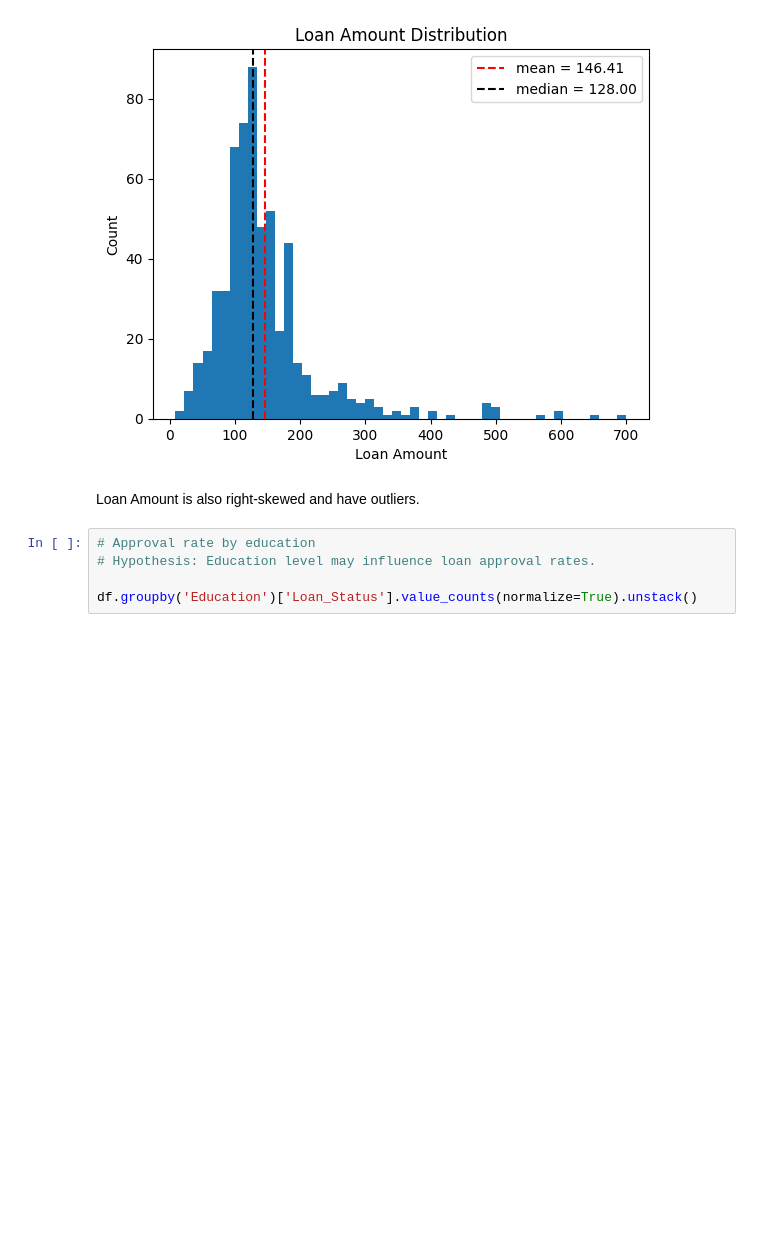
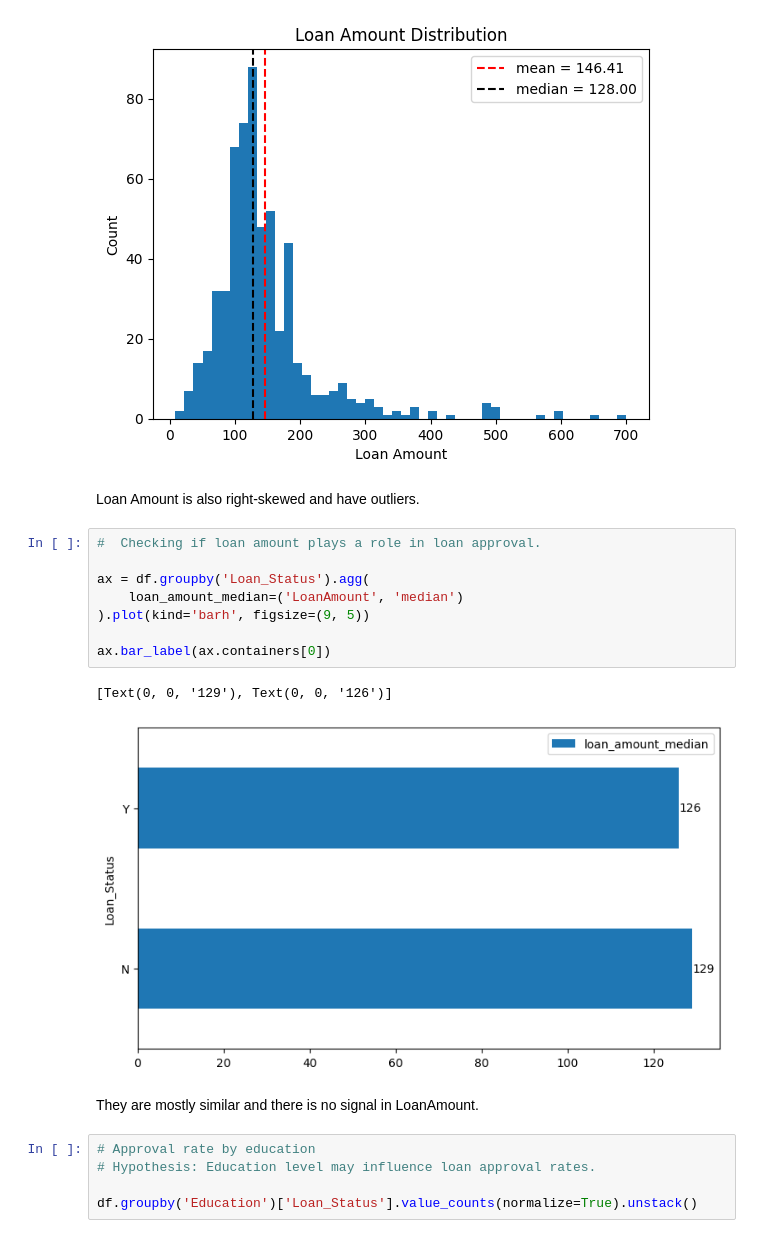
Before and after one commit to karywnl/loan-prediction, a Jupyter notebook: eda.ipynb, the cells around one changed output. Cells and saved outputs as stored; diff of their text form; blank space fills up the shorter version.

```diff
--- a/eda.ipynb
+++ b/eda.ipynb
@@ -91,6 +105,19 @@ plt.show()
 [figure]
 # %% [markdown]
 Loan Amount is also right-skewed and have outliers.
+# %%
+#  Checking if loan amount plays a role in loan approval.
+
+ax = df.groupby('Loan_Status').agg(
+    loan_amount_median=('LoanAmount', 'median')
+).plot(kind='barh', figsize=(9, 5))
+
+ax.bar_label(ax.containers[0])
+# %% [output]
+[Text(0, 0, '129'), Text(0, 0, '126')]
+[figure, added]
+# %% [markdown]
+They are mostly similar and there is no signal in LoanAmount.
 # %%
 # Approval rate by education
 # Hypothesis: Education level may influence loan approval rates.
```
Also changed, not shown: parts of 4 cells of this notebook.
